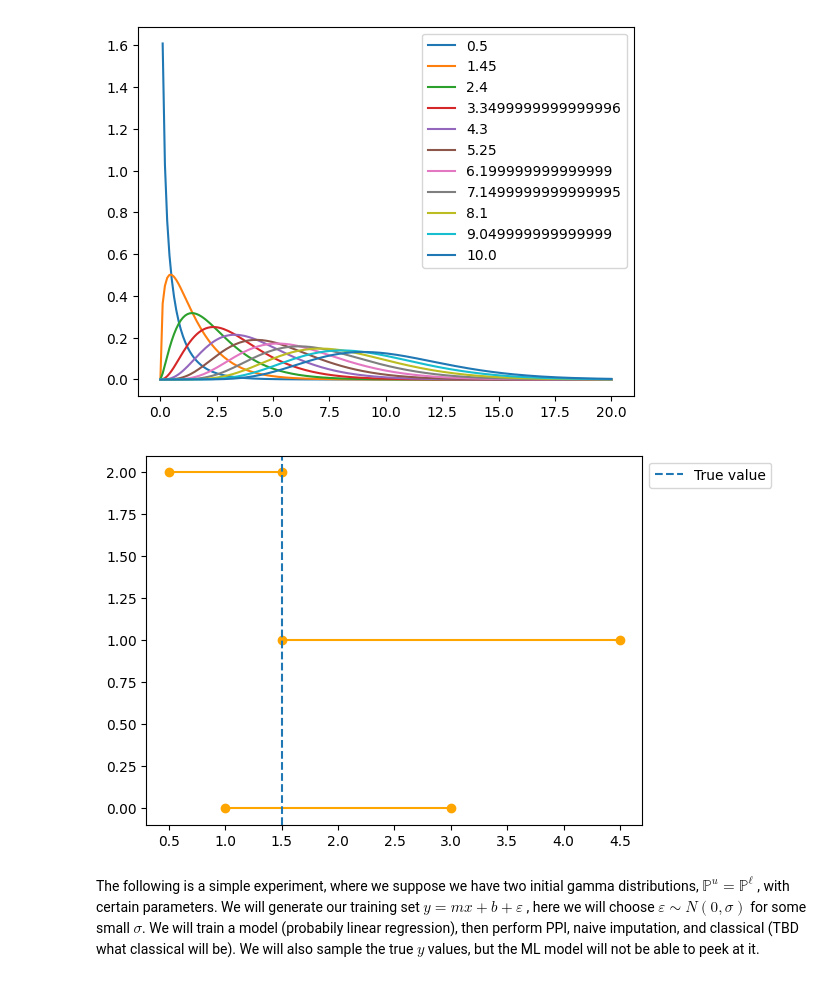
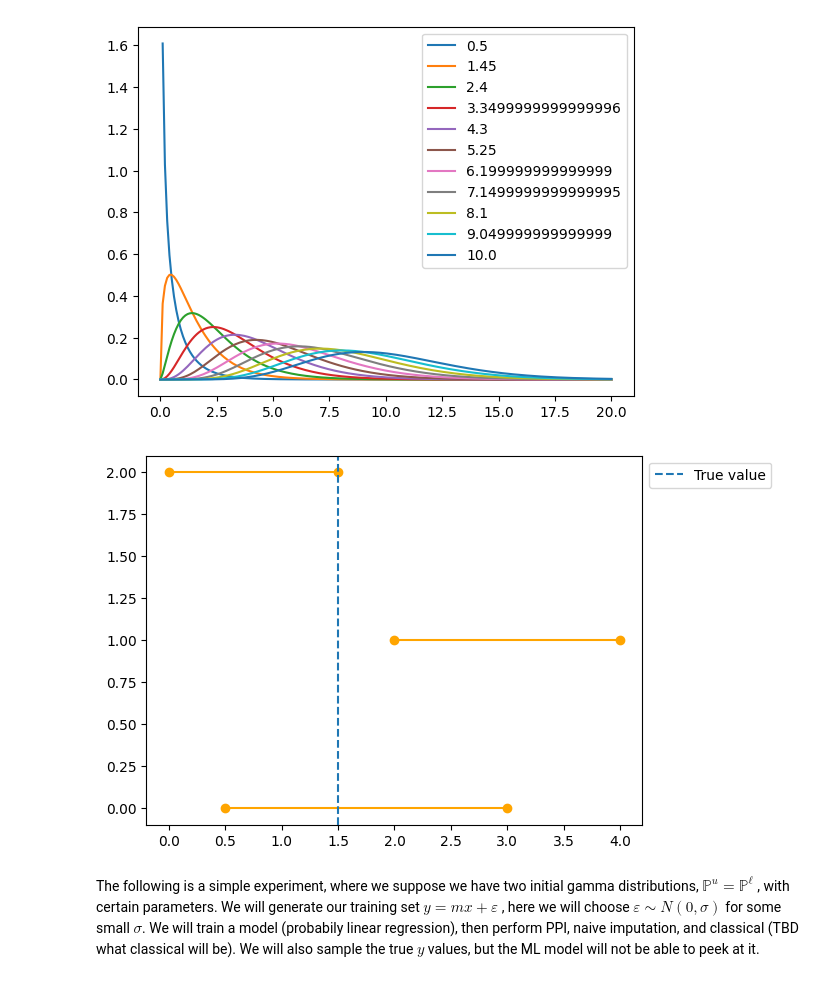
Before and after one commit to nicholas-denis/ppi-testing, a Jupyter notebook: PPI Ratio estimator.ipynb, the cells around one changed output. Drawn from its saved outputs; the diff is of its cells as text; code cells hidden in the pictures.

```diff
--- a/PPI Ratio estimator.ipynb
+++ b/PPI Ratio estimator.ipynb
@@ -409,20 +409,20 @@ for alpha in alphas:
 
 import pandas as pd
 
-def plot_ci(predictions, widths, true_value=None, categories=None):
+def plot_ci(predictions, lower, upper, true_value=None, categories=None):
     """
     Plots confidence intervals of a predictor. Predictions and widths should be the same type/dimensional array.
 
 
     predictions: array of predictions of length l
-    width: array width of confidence intervals of predictions of length l
+    lower: array of lower confidence interval estimates of predictions of length l
+    upper: array of upper confidence interval estimates of predictions of length l
     true_value (optional): true value of prediction, if available
     categories (optional): list of names of methods
     """
-    predictions = np.array(predictions).squeeze()
-    widths = np.array(widths).squeeze()
-    lower = predictions - widths
-    upper = predictions + widths
+    predictions = np.array(predictions).flatten()
+    lower = np.array(lower).flatten()
+    upper = np.array(upper).flatten()
     df = {}
 
     if categories:
@@ -445,14 +445,15 @@ def plot_ci(predictions, widths, true_value=None, categories=None):
     plt.legend(bbox_to_anchor=(1.0, 1), loc='upper left')
 # %%
 preds = np.array([[2, 3, 1]])
-widths = [1, 1.5, 0.5]
+lower = [0.5, 2, 0]
+upper = [3, 4, 1.5]
 
-plot_ci(preds, widths, true_value=1.5)
+plot_ci(preds, lower, upper, true_value=1.5)
 # %% [output]
-[figure, old version]
+[figure, new version]
 # %% [markdown]
 The following is a simple experiment, where we suppose we have two initial gamma distributions, $\mathbb{P}^u =
-\mathbb{P}^\ell$, with certain parameters. We will generate our training set $y = mx + b +
+\mathbb{P}^\ell$, with certain parameters. We will generate our training set $y = mx +
 \varepsilon$, here we will choose $\varepsilon \sim N(0, \sigma)$ for some small $\sigma$. We will train a model (probabily linear regression), then perform PPI, naive imputation, and classical (TBD what classical will be). We will also sample the true $y$ values, but the ML model will not be able to peek at it.
 # %%
 # PPI Testing, Experiment 0
```
Also changed, not shown: parts of 10 cells of this notebook.
